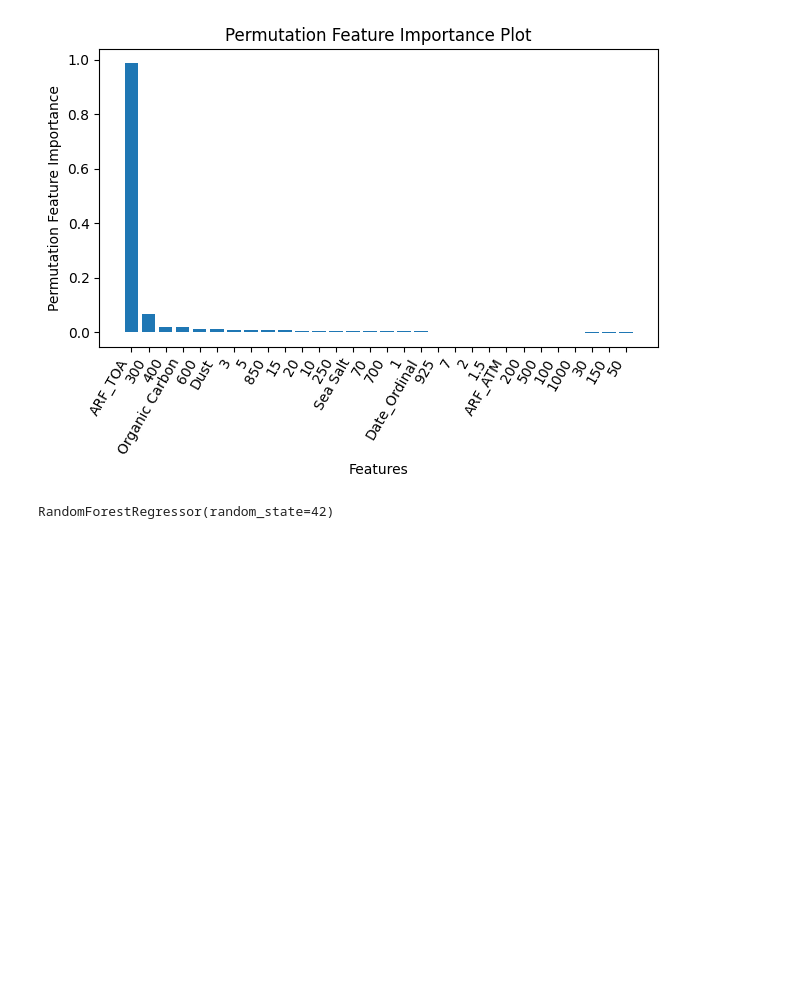
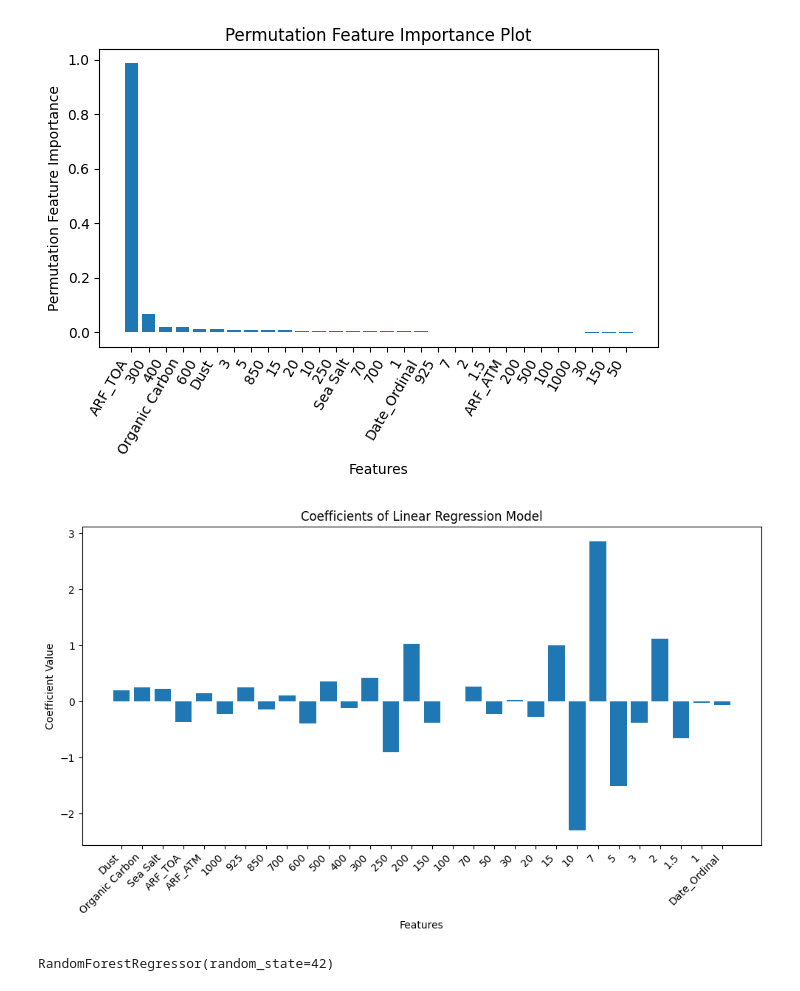
Before and after one commit to SanaSNavas27/finalproject, a Jupyter notebook: aerosolopticaldepth.ipynb, the cells around one changed output. Cells and saved outputs as stored; diff of their text form; code cells hidden in the pictures; blank space fills up the shorter version.

```diff
--- a/aerosolopticaldepth.ipynb
+++ b/aerosolopticaldepth.ipynb
@@ -604,6 +597,32 @@ plt.tight_layout()
 plt.show()
 # %% [output]
 [figure]
+# %%
+
+
+# Extract coefficients
+coefficients = model_linear.coef_
+
+# Assuming X_train contains your training data
+feature_names = X_train.columns
+
+# Set up figure and axis
+fig, ax = plt.subplots(figsize=(10, 6))
+
+# Plot coefficients
+plt.bar(feature_names, coefficients)
+plt.xlabel('Features')
+plt.ylabel('Coefficient Value')
+plt.title('Coefficients of Linear Regression Model')
+
+# Rotate x-axis labels for better visibility
+plt.xticks(rotation=45, ha='right')
+
+# Show plot
+plt.tight_layout()
+plt.show()
+# %% [output]
+[figure, added]
 # %%
 from sklearn.inspection import PartialDependenceDisplay
 # %%
```
Also changed, not shown: parts of 27 cells of this notebook.
